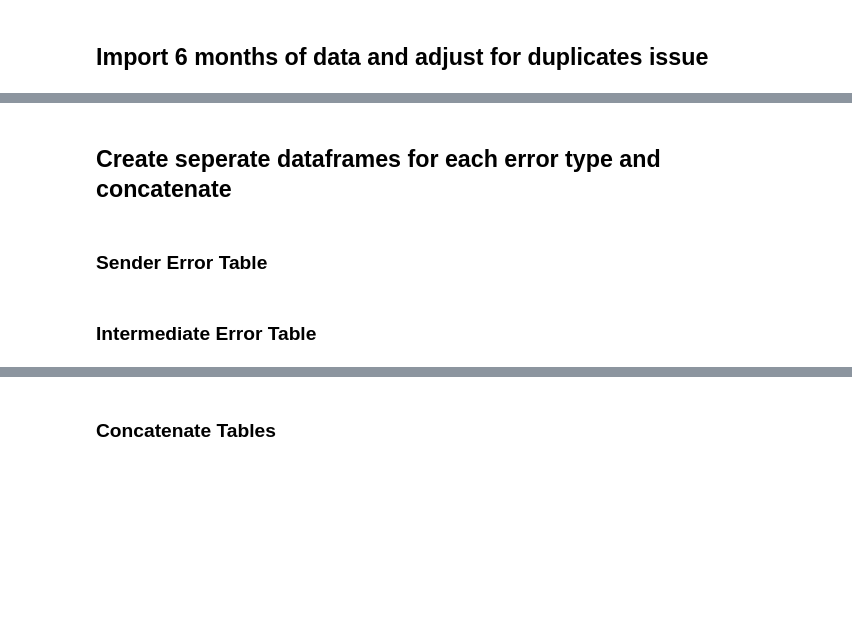
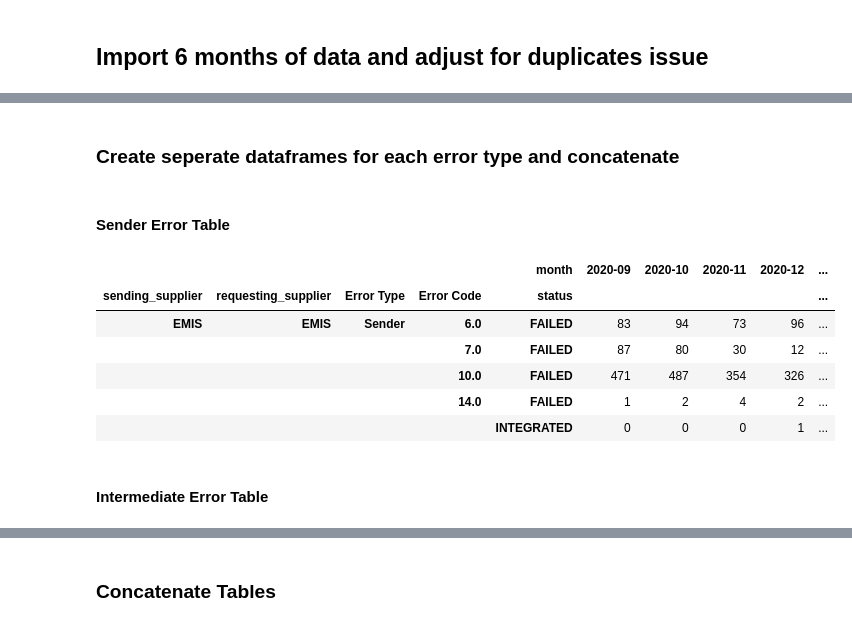
Before and after one commit to nhsconnect/prm-gp2gp-data-sandbox, a Jupyter notebook: notebooks/24-PRMT-1975-generate-monthly-top-issues-assessment-tables.ipynb, the cells around one changed output, grey strips where cells are left out. Cells and saved outputs as stored; diff of their text form; code cells hidden in the pictures; blank space fills up the shorter version.

Commit message:
PRMT-1975 [HZ] Add comments and print outputs for clarity

```diff
--- a/notebooks/24-PRMT-1975-generate-monthly-top-issues-assessment-tables.ipynb
+++ b/notebooks/24-PRMT-1975-generate-monthly-top-issues-assessment-tables.ipynb
@@ -46,5 +43,6 @@ asid_lookup = pd.read_csv(asid_lookup_file)
 # %%
+# Given the findings in PRMT-1742 - many duplicate EHR errors are misclassified, the below reclassifies the relevant data
 transfers=transfers_raw.copy()
-successful_transfers_bool = transfers['request_completed_ack_codes'].apply(lambda x: True in [(np.isnan(i) or i==15) for i in x])
+successful_transfers_bool = transfers['request_completed_ack_codes'].apply(lambda ack_codes: True in [(np.isnan(code) or code==15) for code in ack_codes])
 transfers.loc[successful_transfers_bool,'status']='INTEGRATED'
 # %%
@@ -117,11 +97,11 @@ transfers.loc[transfers_without_any_error_bool,'No error codes']='No Error'
 # %%
 transfers['month']=transfers['date_requested'].dt.to_period('M')
 # %% [markdown]
-## Create seperate dataframes for each error type and concatenate
+### Create seperate dataframes for each error type and concatenate
 # %%
 reduced_transfers=transfers[['requesting_supplier','sending_supplier','sender_error_code','intermediate_error_codes','request_completed_ack_codes','No error codes','status','conversation_id','month']]
 # %% [markdown]
-### Sender Error Table
+#### Sender Error Table
 # %%
 sender_table=reduced_transfers.drop(['intermediate_error_codes','request_completed_ack_codes','No error codes'],axis=1)
 sender_table=sender_table.loc[~sender_table['sender_error_code'].isna()]
@@ -131,8 +110,18 @@ sender_table['Error Type']='Sender'
 sender_table=pd.pivot_table(sender_table, index=['sending_supplier','requesting_supplier','Error Type','Error Code','status'],columns='month', aggfunc='count', values='conversation_id').fillna(0)
 sender_table['Total Volume']=sender_table.sum(axis=1)
 sender_table=sender_table.astype(int)
+# %%
+sender_table.head()
+# %% [output]
+|  |  |  |  | month | 2020-09 | 2020-10 | 2020-11 | 2020-12 | ... |
+| sending_supplier | requesting_supplier | Error Type | Error Code | status |  |  |  |  | ... |
+| EMIS | EMIS | Sender | 6.0 | FAILED | 83 | 94 | 73 | 96 | ... |
+|  |  |  | 7.0 | FAILED | 87 | 80 | 30 | 12 | ... |
+|  |  |  | 10.0 | FAILED | 471 | 487 | 354 | 326 | ... |
+|  |  |  | 14.0 | FAILED | 1 | 2 | 4 | 2 | ... |
+|  |  |  |  | INTEGRATED | 0 | 0 | 0 | 1 | ... |
 # %% [markdown]
-### Intermediate Error Table
+#### Intermediate Error Table
 # %%
 intermediate_table=reduced_transfers.drop(['sender_error_code','request_completed_ack_codes','No error codes'],axis=1)
 intermediate_table=intermediate_table.loc[intermediate_table['intermediate_error_codes'].apply(len)>0]
```
Also changed, not shown: parts of 24 cells of this notebook.
